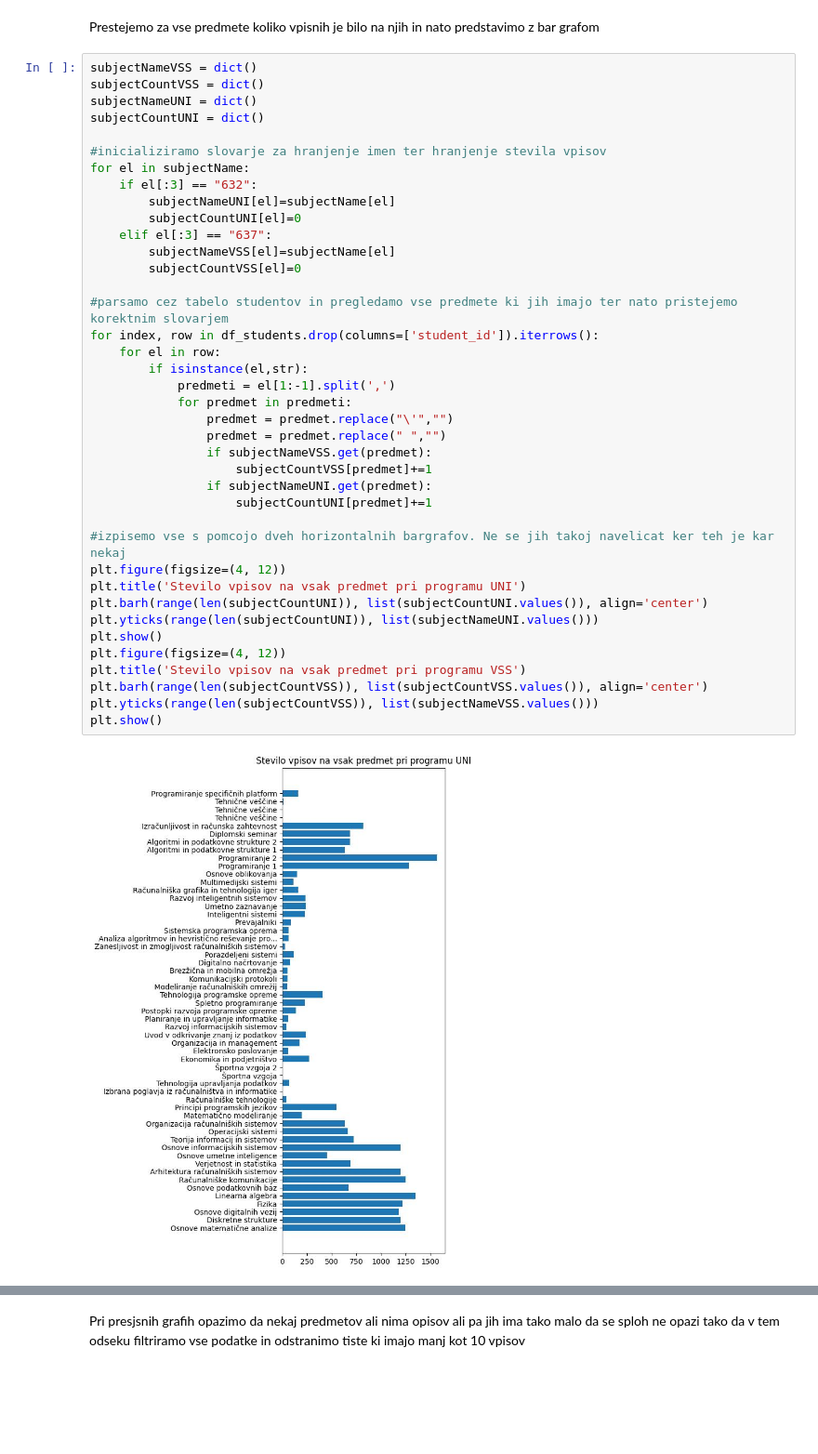
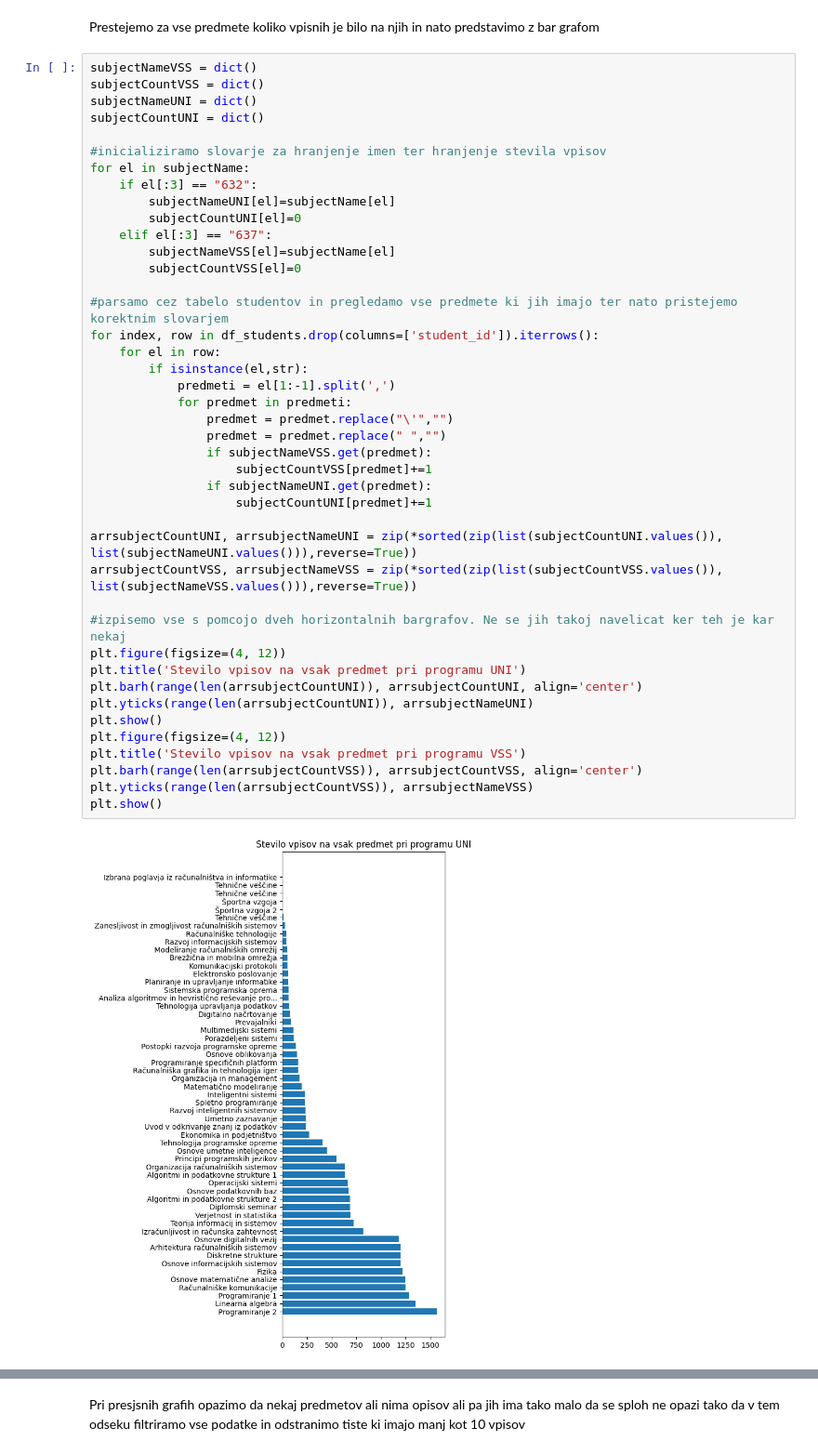
Before and after one commit to KillerParakeet/PR2513, a Jupyter notebook: steviloVpisov.ipynb, the cells around one changed output, grey strips where cells are left out. Shown at 93% size. Saved outputs shown, nothing was run; the diff lists cells and outputs as text; blank space fills up the shorter version.

```diff
--- a/steviloVpisov.ipynb
+++ b/steviloVpisov.ipynb
@@ -27,35 +27,38 @@ subjectCountUNI = dict()
 #inicializiramo slovarje za hranjenje imen ter hranjenje stevila vpisov
 for el in subjectName:
     if el[:3] == "632":
         subjectNameUNI[el]=subjectName[el]
         subjectCountUNI[el]=0
     elif el[:3] == "637":
         subjectNameVSS[el]=subjectName[el]
         subjectCountVSS[el]=0
 
 #parsamo cez tabelo studentov in pregledamo vse predmete ki jih imajo ter nato pristejemo korektnim slovarjem
 for index, row in df_students.drop(columns=['student_id']).iterrows():
     for el in row:
         if isinstance(el,str):
             predmeti = el[1:-1].split(',')
             for predmet in predmeti:
                 predmet = predmet.replace("\'","")
                 predmet = predmet.replace(" ","")
                 if subjectNameVSS.get(predmet):
                     subjectCountVSS[predmet]+=1
                 if subjectNameUNI.get(predmet):
                     subjectCountUNI[predmet]+=1
 
+arrsubjectCountUNI, arrsubjectNameUNI = zip(*sorted(zip(list(subjectCountUNI.values()), list(subjectNameUNI.values())),reverse=True))
+arrsubjectCountVSS, arrsubjectNameVSS = zip(*sorted(zip(list(subjectCountVSS.values()), list(subjectNameVSS.values())),reverse=True))
+
 #izpisemo vse s pomcojo dveh horizontalnih bargrafov. Ne se jih takoj navelicat ker teh je kar nekaj
 plt.figure(figsize=(4, 12))
 plt.title('Stevilo vpisov na vsak predmet pri programu UNI')
-plt.barh(range(len(subjectCountUNI)), list(subjectCountUNI.values()), align='center')
-plt.yticks(range(len(subjectCountUNI)), list(subjectNameUNI.values()))
+plt.barh(range(len(arrsubjectCountUNI)), arrsubjectCountUNI, align='center')
+plt.yticks(range(len(arrsubjectCountUNI)), arrsubjectNameUNI)
 plt.show()
 plt.figure(figsize=(4, 12))
 plt.title('Stevilo vpisov na vsak predmet pri programu VSS')
-plt.barh(range(len(subjectCountVSS)), list(subjectCountVSS.values()), align='center')
-plt.yticks(range(len(subjectCountVSS)), list(subjectNameVSS.values()))
+plt.barh(range(len(arrsubjectCountVSS)), arrsubjectCountVSS, align='center')
+plt.yticks(range(len(arrsubjectCountVSS)), arrsubjectNameVSS)
 plt.show()
 # %% [output]
-[figure, old version]
+[figure, new version]
```
Also changed, not shown: parts of 14 cells of this notebook.
